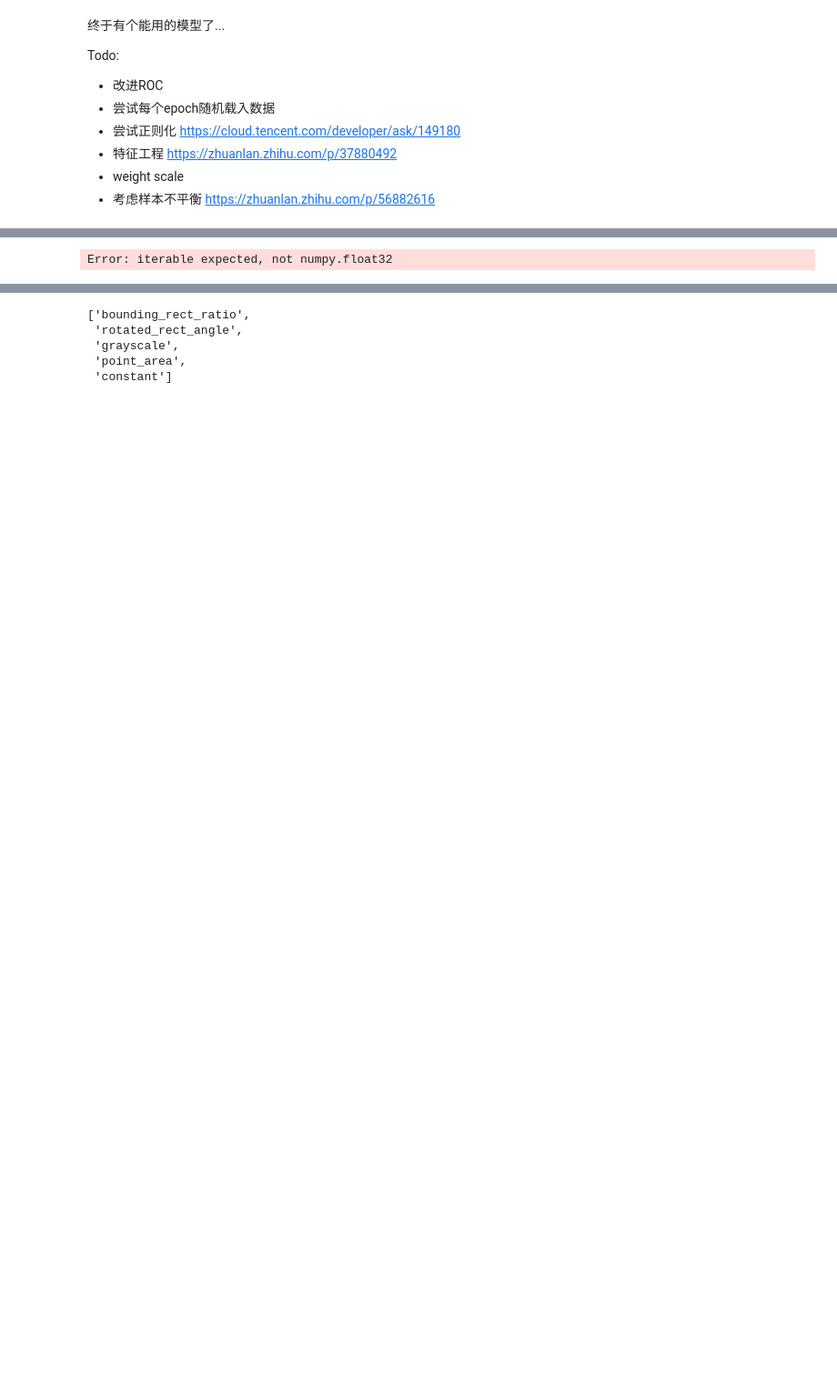
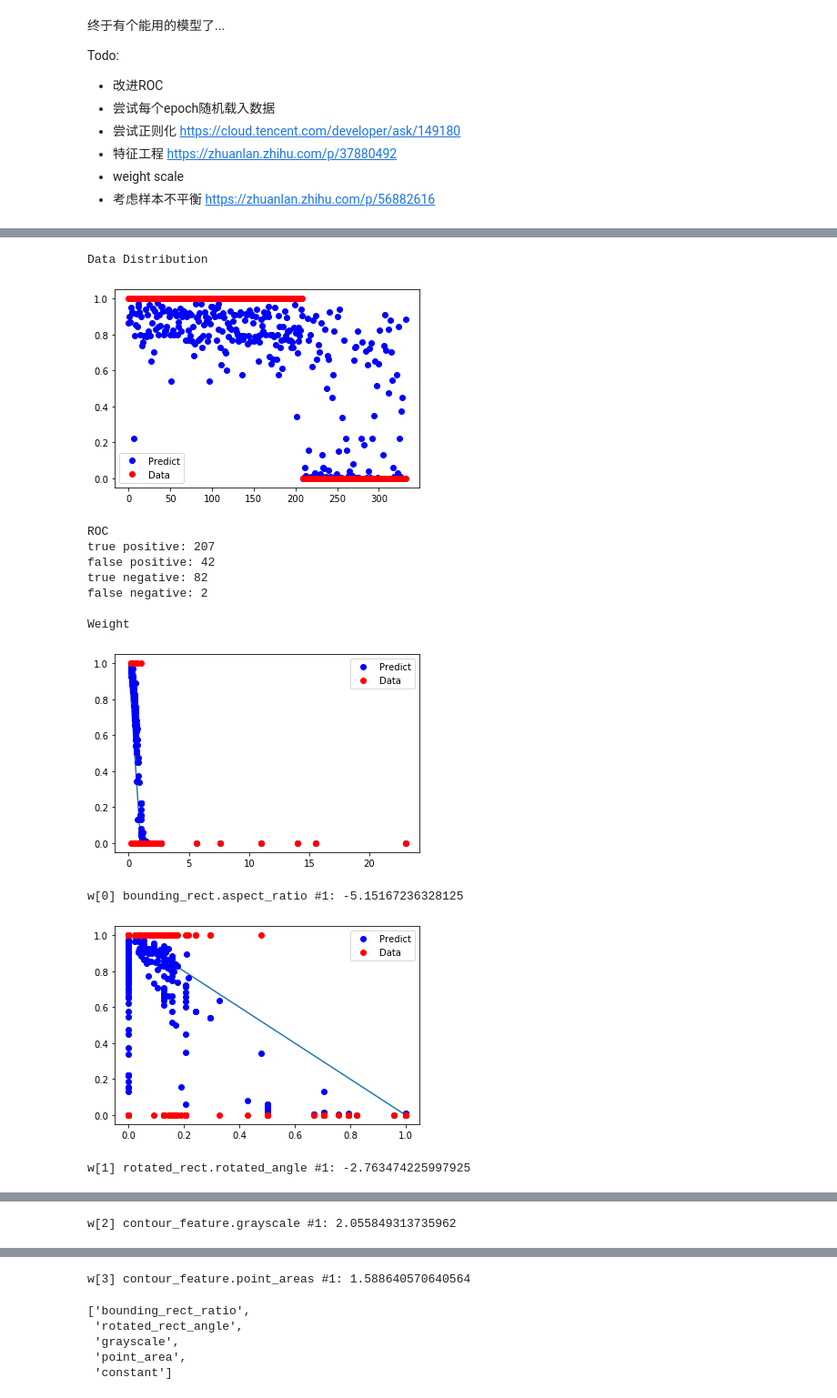
Before and after one commit to RoboVigor/RV-AutoAim, a Jupyter notebook: model/lamp.ipynb, the cells around one changed output, grey strips where cells are left out. Shown at 91% size. Cells and saved outputs as stored; diff of their text form; code cells hidden in the pictures; blank space fills up the shorter version.

```diff
--- a/model/lamp.ipynb
+++ b/model/lamp.ipynb
@@ -185,32 +183,44 @@ def analyse(x_anls, y_anls, threshold):
     b = w[-1]
     for i in range(input_size):
         a = w[i]
         y = a*x+b
         plt.plot(x, (y-y.min())/(y.max()-y.min()), linestyle='-')
         plt.plot(x_anls[:, i], y_pred, 'bo', label='Predict')
         plt.plot(x_anls[:, i], y_anls, 'ro', label='Data')
         plt.legend()
         plt.show()
         _1, _2 = i%(len(header) - 1), int((i+1)/len(header)+1)
         print('w[{}] {} #{}: {}'.format(i, header[_1], _2, w[i]))
 # Save
 # def save(filename):
 #     dataloader = autoaim.DataLoader()
 #     autoaim.helpers.new_csv(filename, header[:-1])
 #     w = [wi.data.cpu() for wi in model.parameters()]
 #     w = torch.cat((w[0][0], w[1])).numpy()
 #     autoaim.helpers.append_csv(filename, w)
 def save(filename):
     autoaim.helpers.new_csv(filename, header[:-1])
     w = [wi.data.cpu() for wi in model.parameters()]
     w = torch.cat((w[0][0], w[1]))
     w = w.numpy()
-    autoaim.helpers.append_csv(filename, row)
+    autoaim.helpers.append_csv(filename, w)
 
 
 with torch.no_grad():
 #     x_test, y_test,*_ = load('test.csv', 0)
     save('weights/lamp.csv')
     analyse(x_test, y_test, 0.5)
 # %% [output]
-Error: iterable expected, not numpy.float32
+Data Distribution
+[figure, added]
+ROC
+true positive: 207
+false positive: 42
+true negative: 82
+false negative: 2
+
+Weight
+[figure, added]
+w[0] bounding_rect.aspect_ratio #1: -5.15167236328125
+[figure, added]
+w[1] rotated_rect.rotated_angle #1: -2.763474225997925
@@ -216,0 +228 @@ Error: iterable expected, not numpy.float32
+w[2] contour_feature.grayscale #1: 2.055849313735962
@@ -217,3 +230,4 @@ Error: iterable expected, not numpy.float32
+w[3] contour_feature.point_areas #1: 1.588640570640564
 # %%
 header[:-1]+['constant']
 # %% [output]
```
Also changed, not shown: parts of 3 cells of this notebook, 6 other files.
